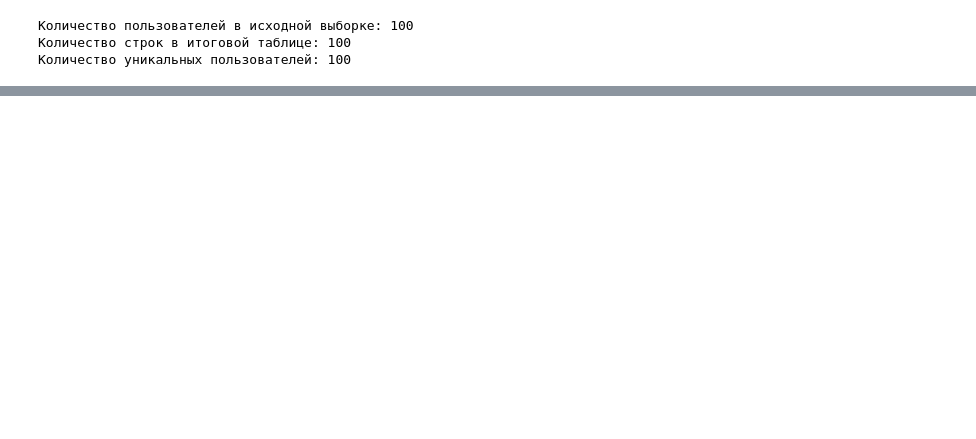
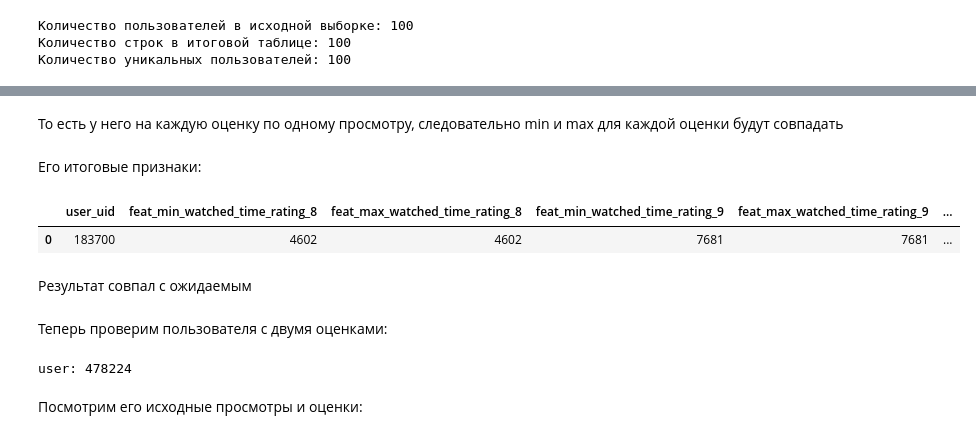
Before and after one commit to BeSoEv/BigData, a Jupyter notebook: spark-optimization/notebooks/user_features.ipynb, the cells around one changed output, grey strips where cells are left out. Saved outputs shown, nothing was run; the diff lists cells and outputs as text; code cells hidden in the pictures; blank space fills up the shorter version.

```diff
--- a/spark-optimization/notebooks/user_features.ipynb
+++ b/spark-optimization/notebooks/user_features.ipynb
@@ -350,0 +419,8 @@ print("Количество уникальных пользователей:", u
+# %%
+user_rating_counts = (
+    views_ratings
+    .groupBy("user_uid")
+    .agg(F.countDistinct("rating").alias("ratings_count"))
+)
+
+user_rating_counts.show()
@@ -350,0 +447,9 @@ print("Количество уникальных пользователей:", u
+# %%
+example_user = (
+    user_rating_counts
+    .filter(F.col("ratings_count") == 3)
+    .select("user_uid")
+    .first()["user_uid"]
+)
+
+print("user:", example_user)
@@ -350,0 +470,26 @@ print("Количество уникальных пользователей:", u
+# %% [markdown]
+То есть у него на каждую оценку по одному просмотру, следовательно min и max для каждой оценки будут совпадать
+# %% [markdown]
+Его итоговые признаки:
+# %%
+user_features.filter(F.col("user_uid") == example_user).toPandas()
+# %% [output]
+|  | user_uid | feat_min_watched_time_rating_8 | feat_max_watched_time_rating_8 | feat_min_watched_time_rating_9 | feat_max_watched_time_rating_9 | ... |
+| 0 | 183700 | 4602 | 4602 | 7681 | 7681 | ... |
+# %% [markdown]
+Результат совпал с ожидаемым
+# %% [markdown]
+Теперь проверим пользователя с двумя оценками:
+# %%
+example_user2 = (
+    user_rating_counts
+    .filter(F.col("ratings_count") == 2)
+    .select("user_uid")
+    .first()["user_uid"]
+)
+
+print("user:", example_user2)
+# %% [output]
+user: 478224
+# %% [markdown]
+Посмотрим его исходные просмотры и оценки:
```
Also changed, not shown: parts of 34 cells of this notebook, 1 other file.
